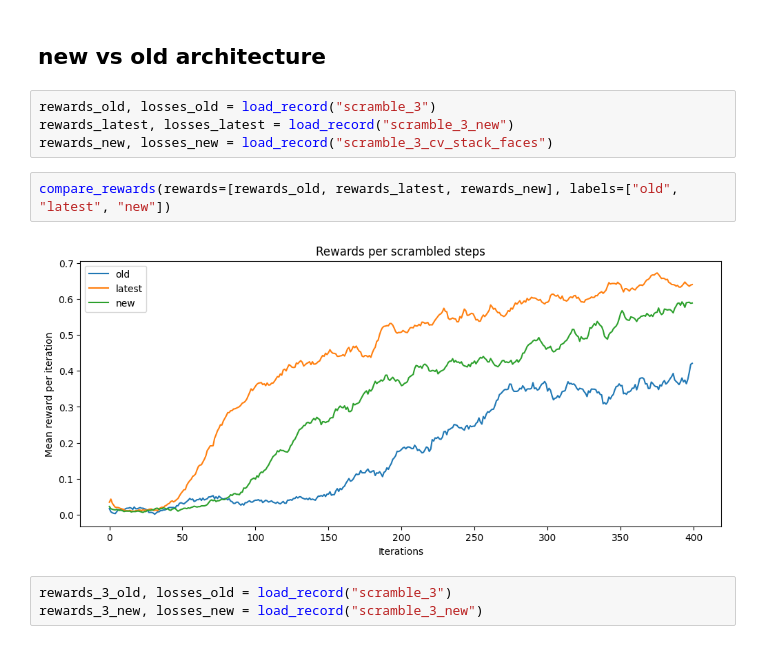
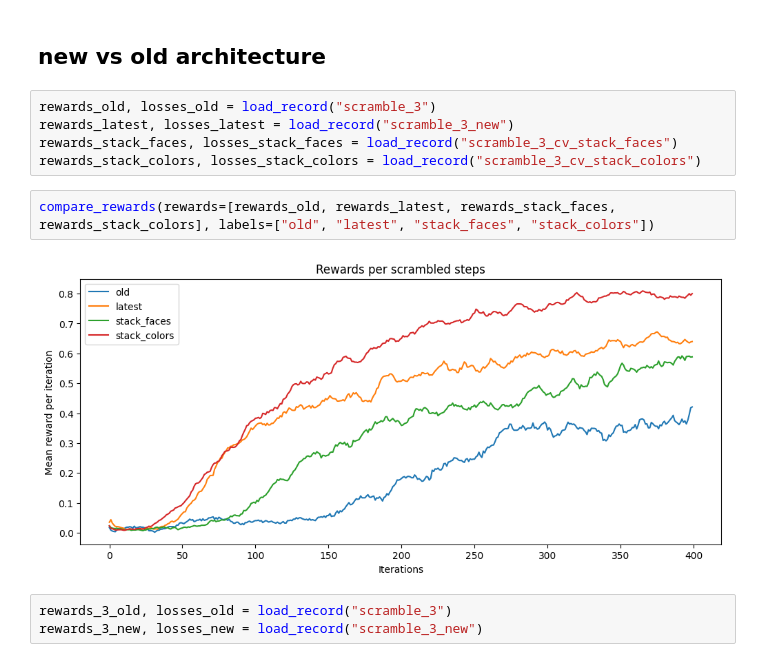
Before and after one commit to BrouthenKamel/AutoCL-Research, a Jupyter notebook: notebooks/Rubik_Cube_ppo_CL.ipynb, the cells around one changed output. Saved outputs shown, nothing was run; the diff lists cells and outputs as text.

Commit message:
Tested stack_colors

```diff
--- a/notebooks/Rubik_Cube_ppo_CL.ipynb
+++ b/notebooks/Rubik_Cube_ppo_CL.ipynb
@@ -1044,11 +1064,12 @@ plt.show()
 # %%
 rewards_old, losses_old = load_record("scramble_3")
 rewards_latest, losses_latest = load_record("scramble_3_new")
-rewards_new, losses_new = load_record("scramble_3_cv_stack_faces")
+rewards_stack_faces, losses_stack_faces = load_record("scramble_3_cv_stack_faces")
+rewards_stack_colors, losses_stack_colors = load_record("scramble_3_cv_stack_colors")
 # %%
-compare_rewards(rewards=[rewards_old, rewards_latest, rewards_new], labels=["old", "latest", "new"])
+compare_rewards(rewards=[rewards_old, rewards_latest, rewards_stack_faces, rewards_stack_colors], labels=["old", "latest", "stack_faces", "stack_colors"])
 # %% [output]
-[figure, old version]
+[figure, new version]
 # %%
 rewards_3_old, losses_old = load_record("scramble_3")
 rewards_3_new, losses_new = load_record("scramble_3_new")
```
Also changed, not shown: parts of 14 cells of this notebook.
